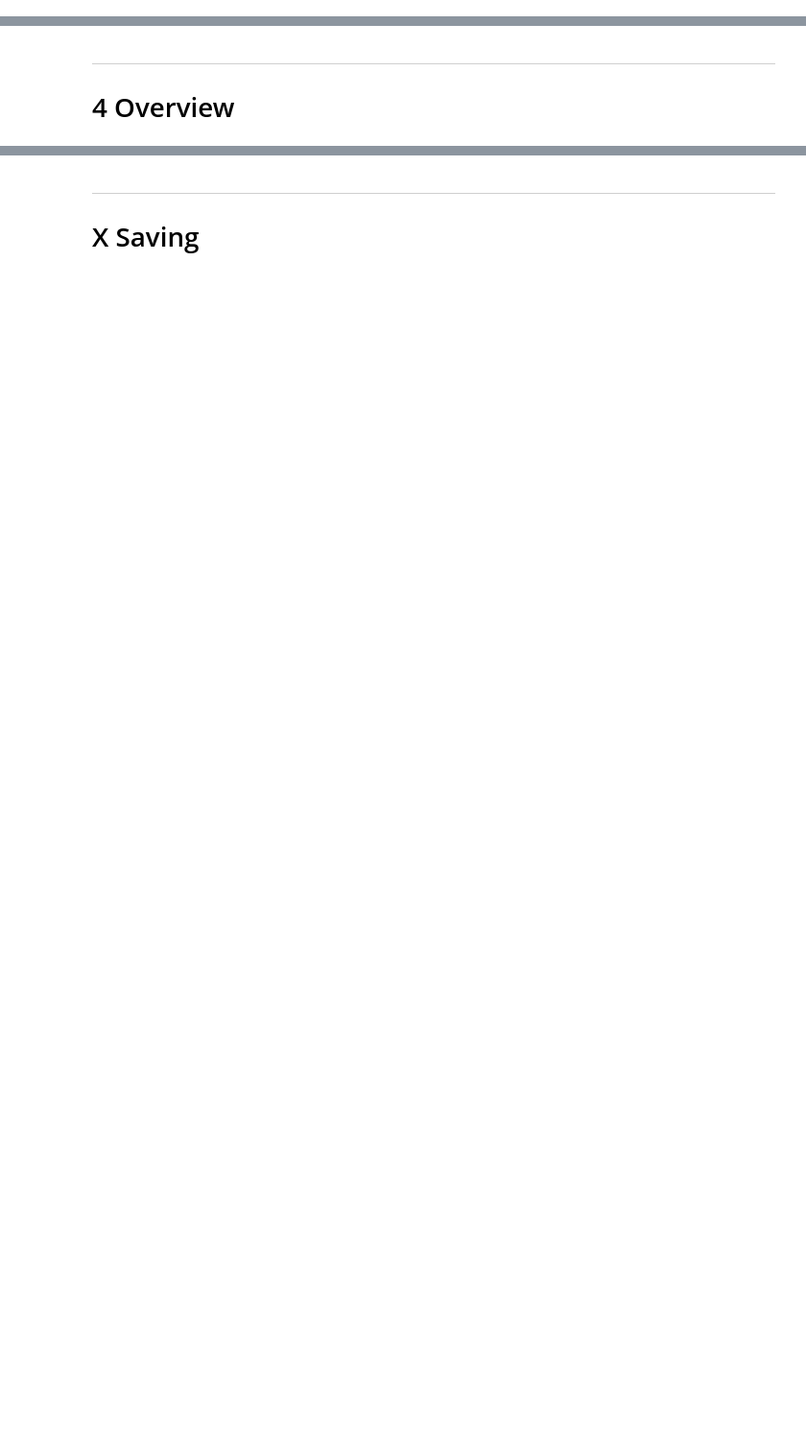
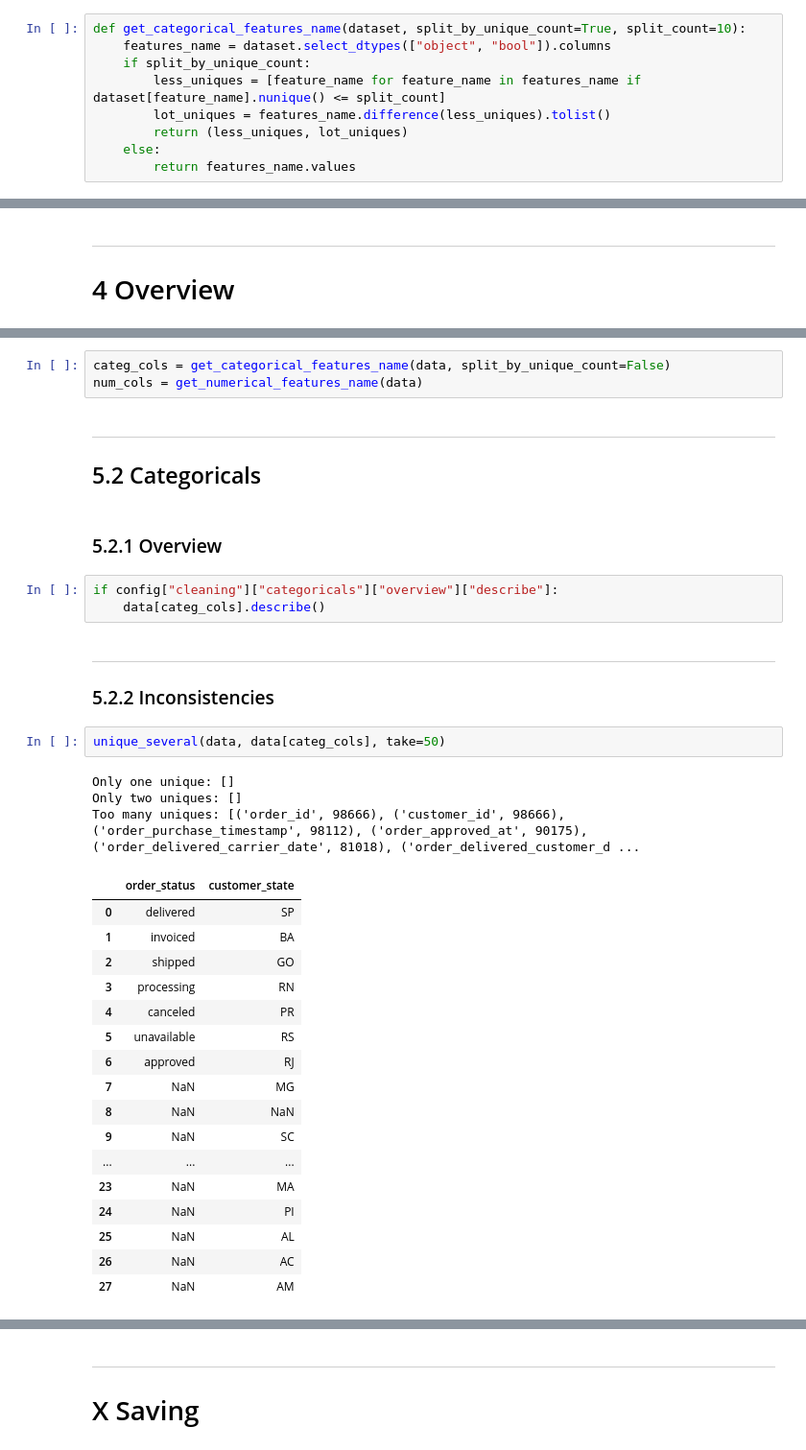
Before and after one commit to curiousmindflow/oc-ml-p4, a Jupyter notebook: preparation.ipynb, the cells around one changed output, grey strips where cells are left out. Shown at 96% size. Saved outputs shown, nothing was run; the diff lists cells and outputs as text; blank space fills up the shorter version.

```diff
--- a/preparation.ipynb
+++ b/preparation.ipynb
@@ -264,3 +299,12 @@ def feature_distribution_multivar(data, features, figsize=(10, 3), wspace=0.2, h
     plt.yticks(rotation=0, size=12, va="center")
 
     plt.show()
+# %%
+def get_categorical_features_name(dataset, split_by_unique_count=True, split_count=10):
+    features_name = dataset.select_dtypes(["object", "bool"]).columns
+    if split_by_unique_count:
+        less_uniques = [feature_name for feature_name in features_name if dataset[feature_name].nunique() <= split_count]
+        lot_uniques = features_name.difference(less_uniques).tolist()
+        return (less_uniques, lot_uniques)
+    else:
+        return features_name.values
@@ -731,0 +826,37 @@ if config["overview"]["overview_plot"]:
+# %%
+categ_cols = get_categorical_features_name(data, split_by_unique_count=False)
+num_cols = get_numerical_features_name(data)
+# %% [markdown]
+***
+## 5.2 Categoricals
+# %% [markdown]
+### 5.2.1 Overview
+# %%
+if config["cleaning"]["categoricals"]["overview"]["describe"]:
+    data[categ_cols].describe()
+# %% [markdown]
+***
+### 5.2.2 Inconsistencies
+# %%
+unique_several(data, data[categ_cols], take=50)
+# %% [output]
+Only one unique: []
+Only two uniques: []
+Too many uniques: [('order_id', 98666), ('customer_id', 98666), ('order_purchase_timestamp', 98112), ('order_approved_at', 90175), ('order_delivered_carrier_date', 81018), ('order_delivered_customer_d ...
+|  | order_status | customer_state |
+| 0 | delivered | SP |
+| 1 | invoiced | BA |
+| 2 | shipped | GO |
+| 3 | processing | RN |
+| 4 | canceled | PR |
+| 5 | unavailable | RS |
+| 6 | approved | RJ |
+| 7 | NaN | MG |
+| 8 | NaN | NaN |
+| 9 | NaN | SC |
+| ... | ... | ... |
+| 23 | NaN | MA |
+| 24 | NaN | PI |
+| 25 | NaN | AL |
+| 26 | NaN | AC |
+| 27 | NaN | AM |
```
Also changed, not shown: parts of 39 cells of this notebook, 3 other files.
